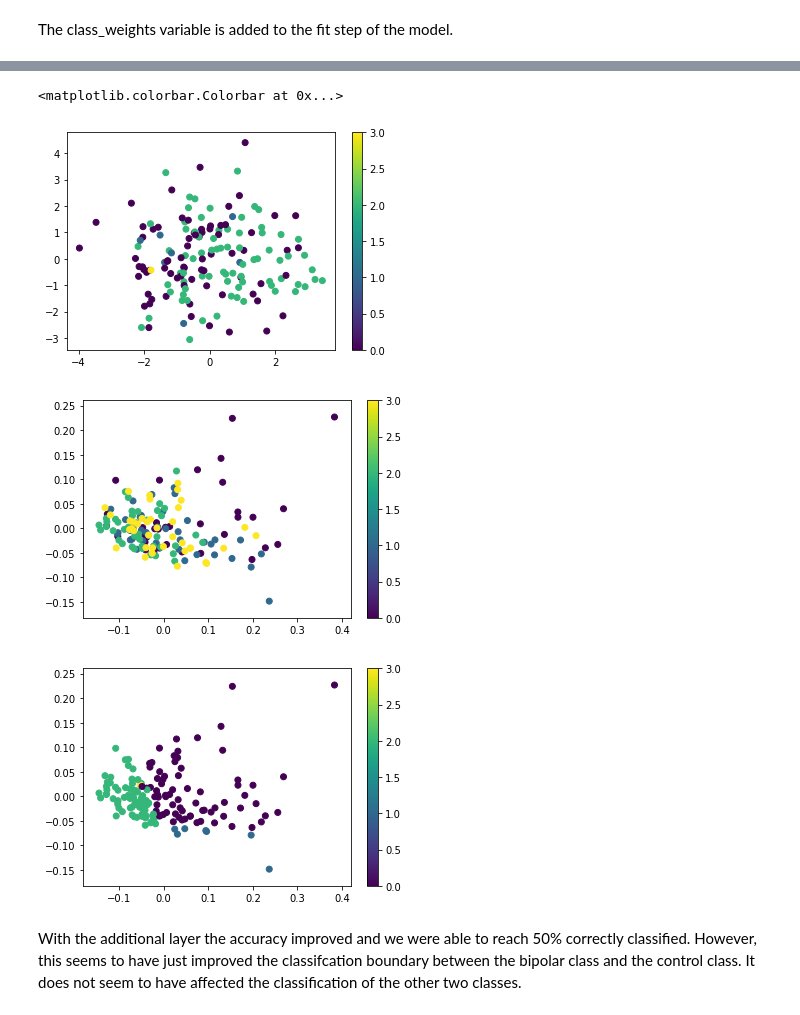
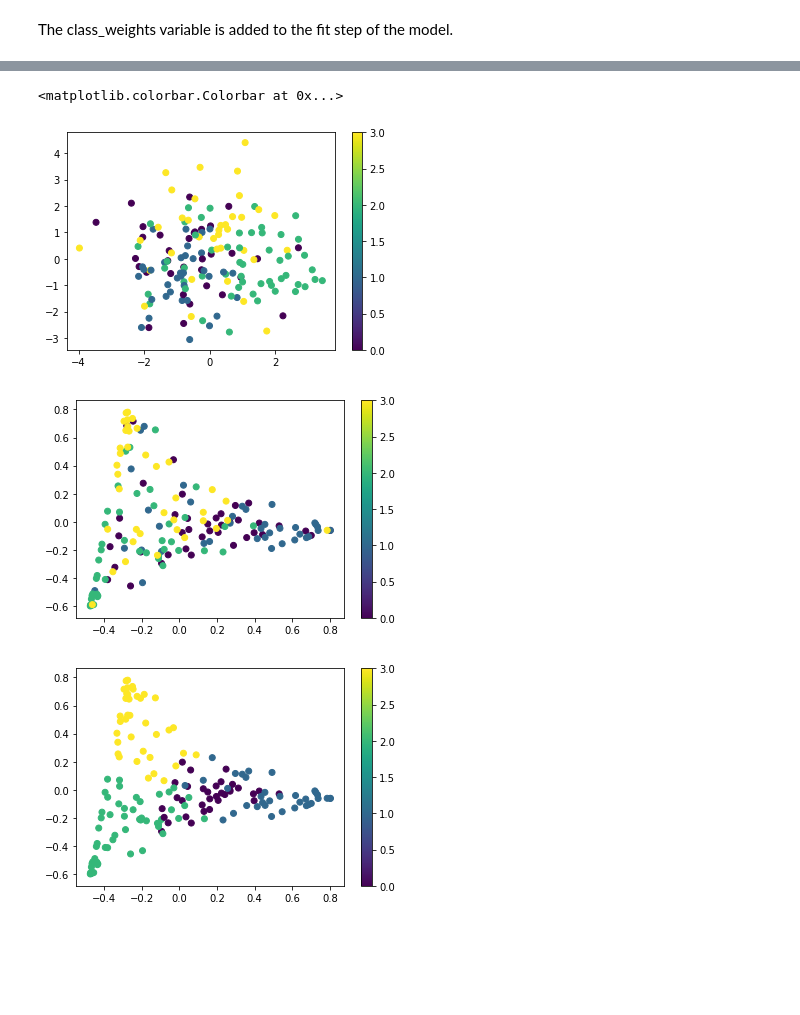
Before and after one commit to kitchell/DeepLearningTutorial_LBspectrum, a Jupyter notebook: Multi-Class Classification MLP.ipynb, the cells around one changed output, grey strips where cells are left out. Drawn from its saved outputs; the diff is of its cells as text; code cells hidden in the pictures; blank space fills up the shorter version.

```diff
--- a/Multi-Class Classification MLP.ipynb
+++ b/Multi-Class Classification MLP.ipynb
@@ -377,5 +377,5 @@ On this run of the model architecture the best model reached 40% accuracy. This
 # %%
-pred = best_model2.predict(allgroups_ev_dict_scaled_alltracts)
+pred = best_model1.predict(allgroups_ev_dict_scaled_alltracts)
 # %% [markdown]
 The prediction function returns the softmax probabilities for each category so we will have to find the max category.
 # %%
@@ -527,6 +530,7 @@ if plot:
 # %%
 best_model4 = load_model('bestmodel_MC_MLP4.h5')
 score = best_model4.evaluate(testX, testY)
+pred = best_model4.predict(allgroups_ev_dict_scaled_alltracts)
 print score
 pred_class = []
 for i in range(len(pred)):
@@ -539,5 +543,5 @@ plt.colorbar()
 <matplotlib.colorbar.Colorbar at 0x...>
-[figure, old version]
+[figure, new version]
 # %%
 pca = PCA(n_components=2)
 pts = pca.fit_transform(pred)
@@ -549,7 +553,5 @@ plt.scatter(pts[:,0], pts[:,1], c = pred_class)
 plt.colorbar()
 plt.show()
 # %% [output]
-[figure, old version]
+[figure, new version]
-[figure, old version]
+[figure, new version]
-# %% [markdown]
-With the additional layer the accuracy improved and we were able to reach 50% correctly classified. However, this seems to have just improved the classifcation boundary between the bipolar class and the control class. It does not seem to have affected the classification of the other two classes.
```
Also changed, not shown: parts of 25 cells of this notebook.
